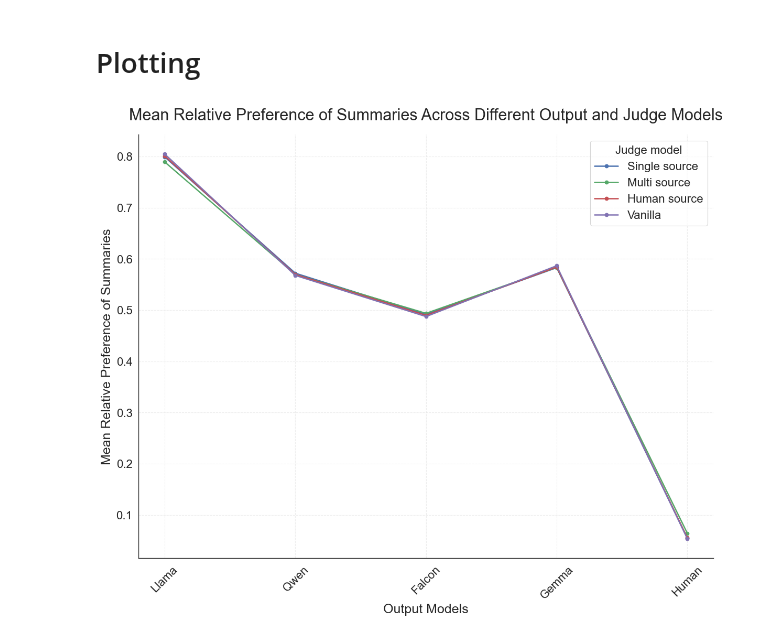
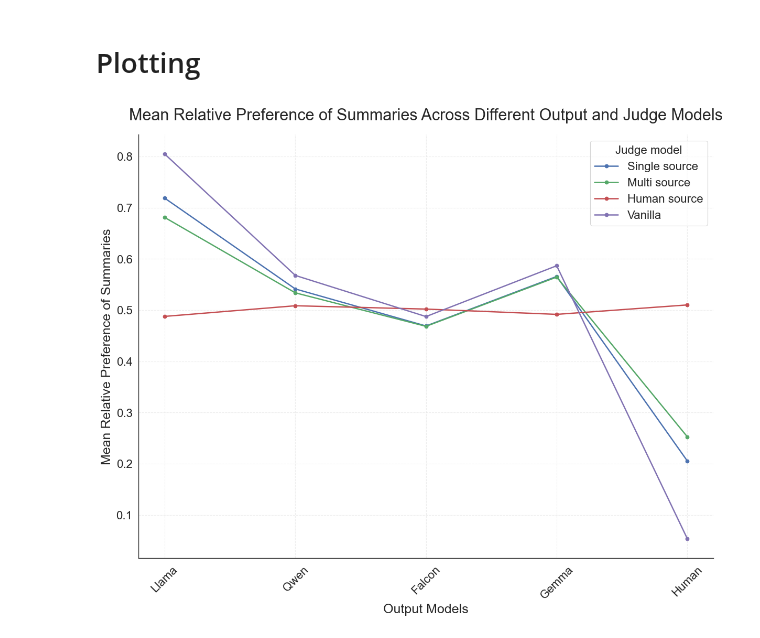
Before and after one commit to maxschaffelder/synthetic_data_diversity, a Jupyter notebook: exp_3/pairwise_rankings/analysis.ipynb, the cells around one changed output. Drawn from its saved outputs; the diff is of its cells as text; code cells hidden in the pictures.

Commit message:
Update analysis notebook with revised execution counts, updated output file paths, and new preference scores reflecting recent data changes for single, multi, and human sources.

```diff
--- a/exp_3/pairwise_rankings/analysis.ipynb
+++ b/exp_3/pairwise_rankings/analysis.ipynb
@@ -352,25 +351,25 @@ Significant difference: No
 # Plotting
 # %%
 # Switch gemma and falcon columns
-df = pd.read_csv("/Users/maxschaffelder/Desktop/Thesis/data/exp_3/pairwise_rankings/a_b/preference_scores.csv")
+df = pd.read_csv("/Users/maxschaffelder/Desktop/Thesis/data/exp_3/pairwise/small/llama_8b_preference_scores.csv")
 df.set_index('Unnamed: 0', inplace=True)
 
 df = df[['llama', 'qwen', 'falcon', 'gemma', 'human']]
 df.head()
 
 plt.figure(figsize=(12, 10))
 for idx, row in df.iterrows():
     plt.plot(df.columns, row.values, marker='o', label=idx)
 
 plt.xlabel('Output Models', fontsize=18)
 plt.ylabel('Mean Relative Preference of Summaries', fontsize=18)
 plt.title('Mean Relative Preference of Summaries Across Different Output and Judge Models', fontsize=22, pad=20)
 plt.legend(fontsize=16, title="Judge model", title_fontsize=16)
 plt.grid(True, linestyle='--', alpha=0.7)
 plt.xticks(ticks=range(len(df.columns)), labels=[col.capitalize() for col in df.columns], rotation=45, fontsize=16)
 plt.yticks(fontsize=16)
 plt.tight_layout()
-plt.savefig('/Users/maxschaffelder/Desktop/Thesis/plots/exp_3/line_rel_rankings_v3.png')
+plt.savefig('/Users/maxschaffelder/Desktop/Thesis/plots/exp_3/line_pairwise_small.png')
 plt.show()
 # %% [output]
-[figure, old version]
+[figure, new version]
```
Also changed, not shown: parts of 7 cells of this notebook.
